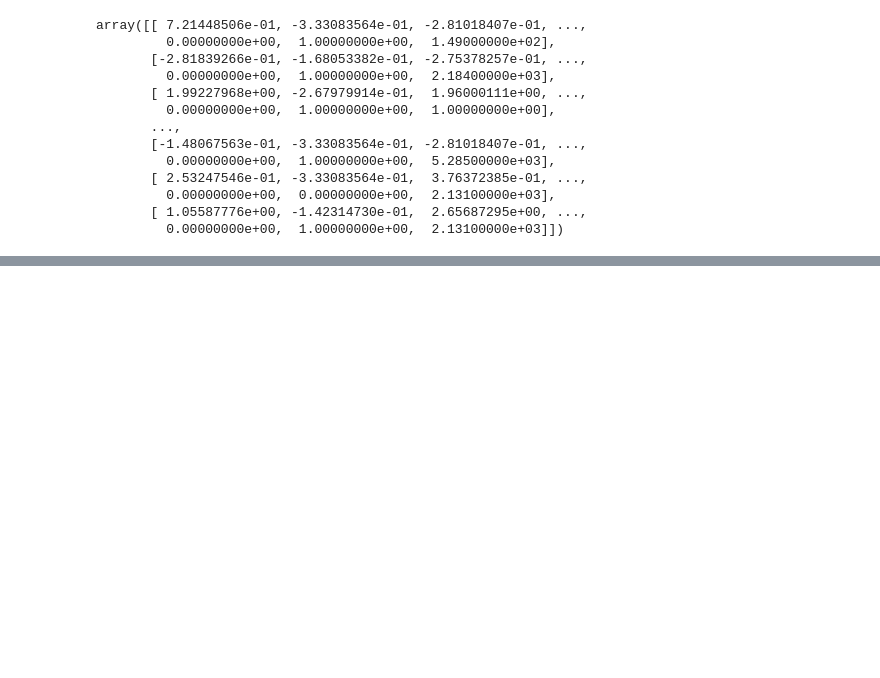
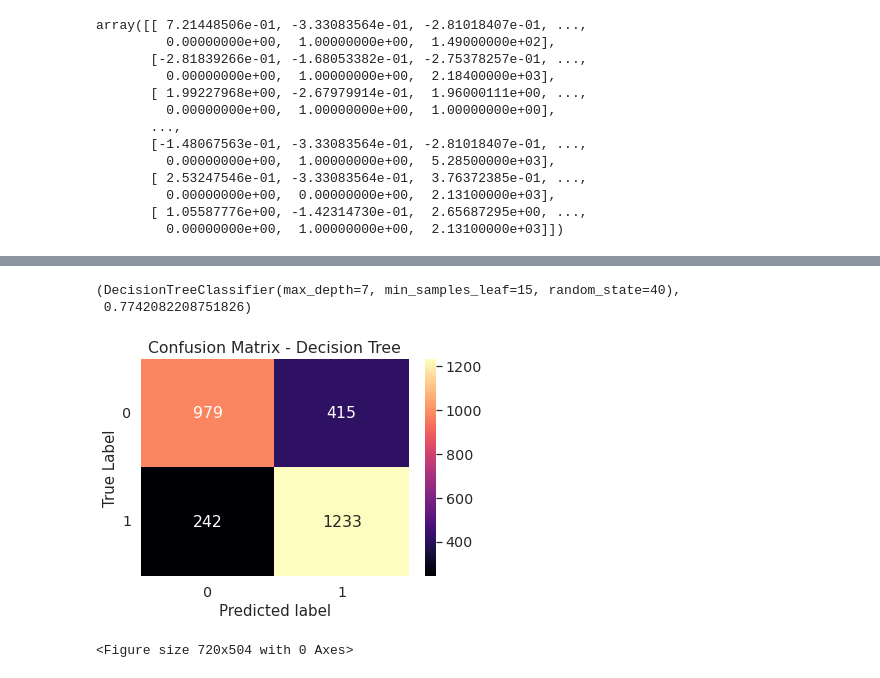
Before and after one commit to JulianaCarvajal/Spaceship_Titanic, a Jupyter notebook: classConstructionPlayground.ipynb, the cells around one changed output, grey strips where cells are left out. Cells and saved outputs as stored; diff of their text form; code cells hidden in the pictures; blank space fills up the shorter version.

```diff
--- a/classConstructionPlayground.ipynb
+++ b/classConstructionPlayground.ipynb
@@ -271,0 +275,15 @@ exp_iterator.gridCVHyperparameter(exp_iterator.neuralNetwork(), param_grid, 'acc
+# %%
+parameters={'max_depth':[7],
+            'random_state':[40],
+            'min_samples_leaf':[15]
+            } #dictionary with selected parameters to begin the hyperparemeter search
+bestDT, accuracyDT=exp_iterator.gridCVHyperparameter(exp_iterator._decisionTreeClassifier, parameters)
+bestDT, accuracyDT
+# %% [output]
+(DecisionTreeClassifier(max_depth=7, min_samples_leaf=15, random_state=40),
+ 0.7742082208751826)
+# %%
+exp_iterator.confusionMatrix(bestDT).show()
+# %% [output]
+[figure, added]
+<Figure size 720x504 with 0 Axes>
```
Also changed, not shown: parts of 6 cells of this notebook.
